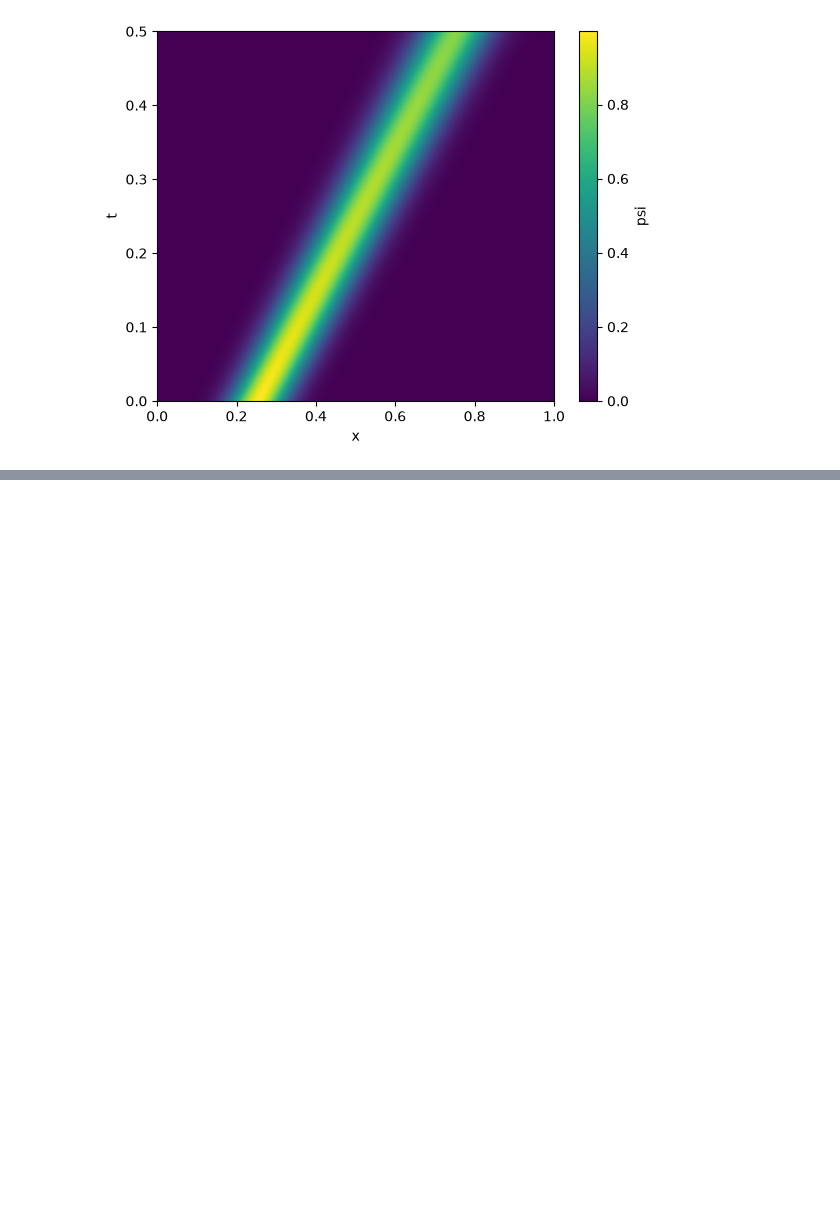
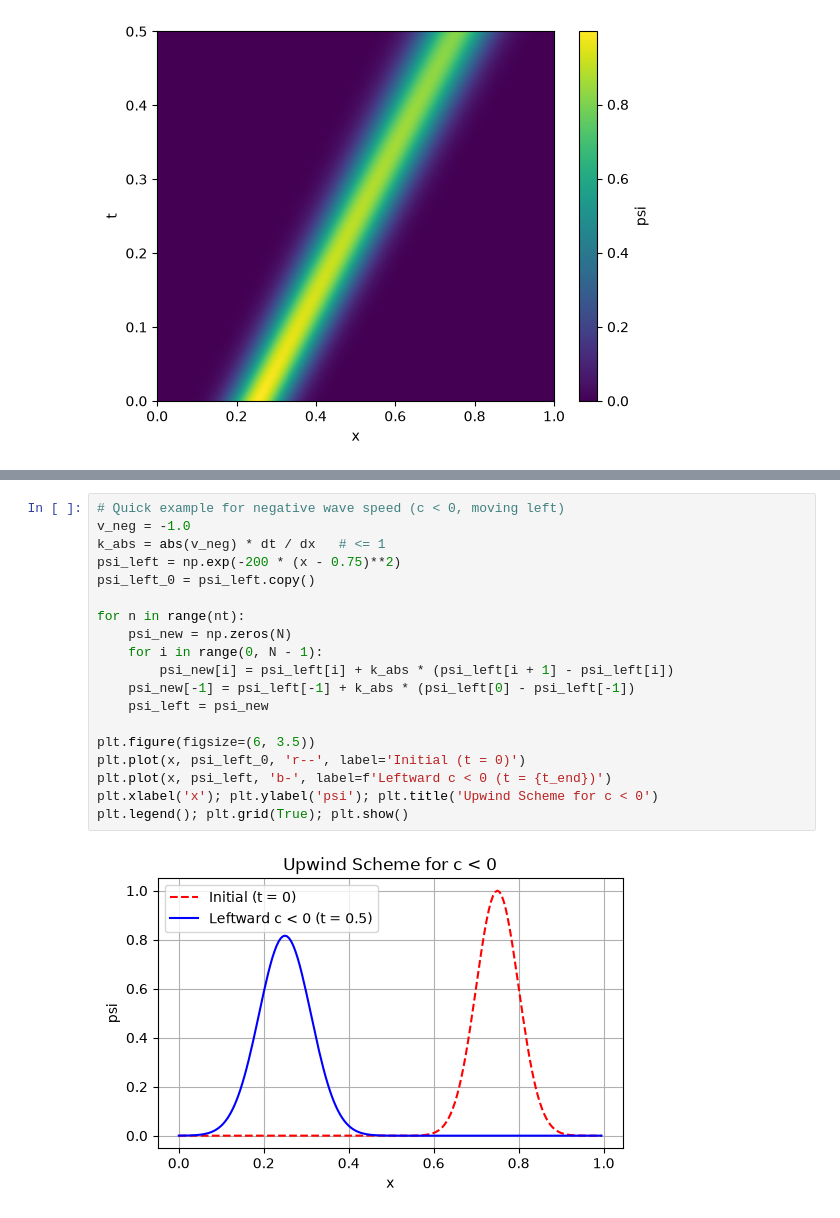
Before and after one commit to Nandu45321/Numerical-Methods-PHY324, a Jupyter notebook: Notes/Linear Partial Differential Equations/04_1st_Order_Wave_Advection.ipynb, the cells around one changed output, grey strips where cells are left out. Cells and saved outputs as stored; diff of their text form; blank space fills up the shorter version.

```diff
--- a/Notes/Linear Partial Differential Equations/04_1st_Order_Wave_Advection.ipynb
+++ b/Notes/Linear Partial Differential Equations/04_1st_Order_Wave_Advection.ipynb
@@ -133,0 +140,21 @@ plt.show()
+# %%
+# Quick example for negative wave speed (c < 0, moving left)
+v_neg = -1.0
+k_abs = abs(v_neg) * dt / dx   # <= 1
+psi_left = np.exp(-200 * (x - 0.75)**2)
+psi_left_0 = psi_left.copy()
+
+for n in range(nt):
+    psi_new = np.zeros(N)
+    for i in range(0, N - 1):
+        psi_new[i] = psi_left[i] + k_abs * (psi_left[i + 1] - psi_left[i])
+    psi_new[-1] = psi_left[-1] + k_abs * (psi_left[0] - psi_left[-1])
+    psi_left = psi_new
+
+plt.figure(figsize=(6, 3.5))
+plt.plot(x, psi_left_0, 'r--', label='Initial (t = 0)')
+plt.plot(x, psi_left, 'b-', label=f'Leftward c < 0 (t = {t_end})')
+plt.xlabel('x'); plt.ylabel('psi'); plt.title('Upwind Scheme for c < 0')
+plt.legend(); plt.grid(True); plt.show()
+# %% [output]
+[figure, added]
```
Also changed, not shown: parts of 1 cell of this notebook, 5 other files.
